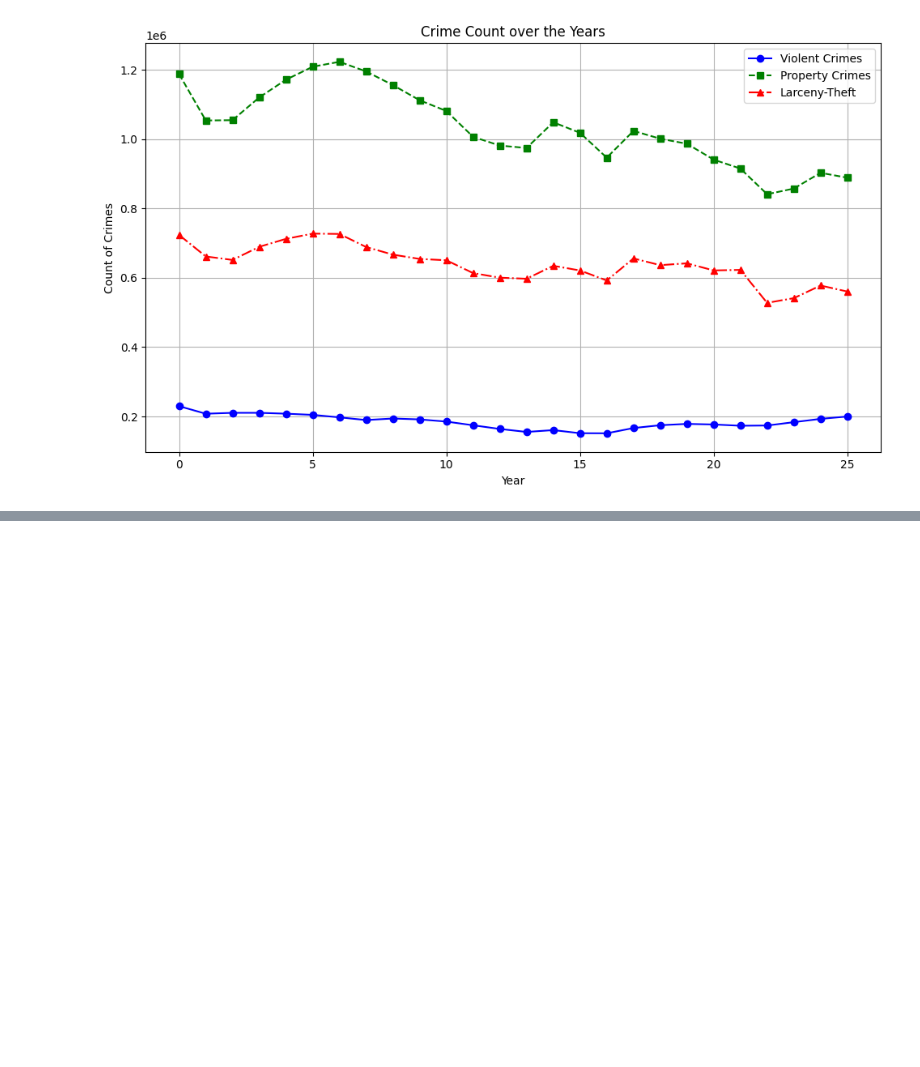
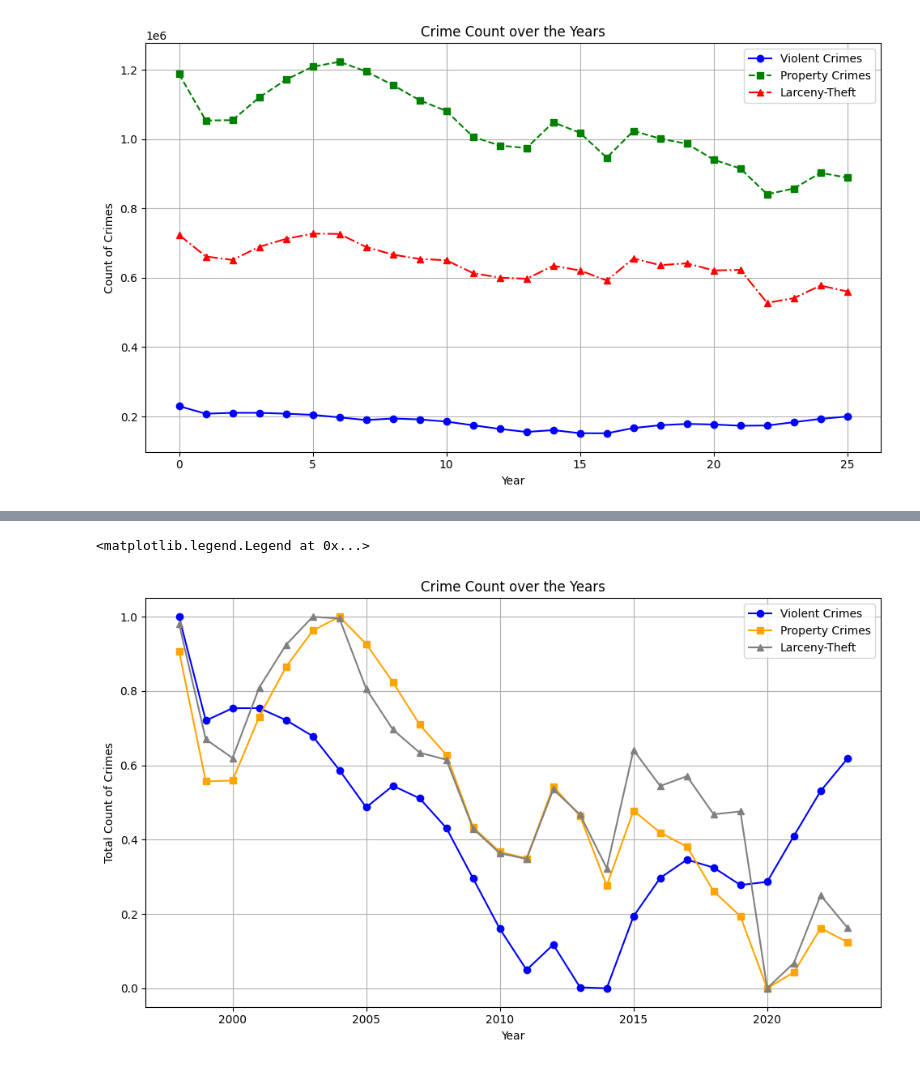
Before and after one commit to EdGonz44/Crime-Chronicles-Inflation-in-the-Golden-State, a Jupyter notebook: group_project_personal_copy/Vis_Data_copy.ipynb, the cells around one changed output, grey strips where cells are left out. Cells and saved outputs as stored; diff of their text form; code cells hidden in the pictures; blank space fills up the shorter version.

```diff
--- a/group_project_personal_copy/Vis_Data_copy.ipynb
+++ b/group_project_personal_copy/Vis_Data_copy.ipynb
@@ -461,0 +464,16 @@ plt.legend()
+# %%
+plt.figure(figsize=(10, 6))
+plt.xlabel("Year")
+plt.ylabel("Total Count of Crimes")
+plt.title("Crime Count over the Years")
+
+plt.grid()
+plt.tight_layout()
+# # Plot each series as a separate line
+plt.plot(df_scaled_crime.index, df_scaled_crime['Violent Crimes'], marker='o', linestyle='-', color='b', label='Violent Crimes')
+plt.plot(df_scaled_crime.index, df_scaled_crime['Property Crimes'], marker='s', linestyle='-', color='orange', label='Property Crimes')
+plt.plot(df_scaled_crime.index, df_scaled_crime['Larceny-Theft Crimes'], marker='^', linestyle='-', color='grey', label='Larceny-Theft')
+plt.legend()
+# %% [output]
+<matplotlib.legend.Legend at 0x...>
+[figure, added]
```
Also changed, not shown: parts of 6 cells of this notebook.
